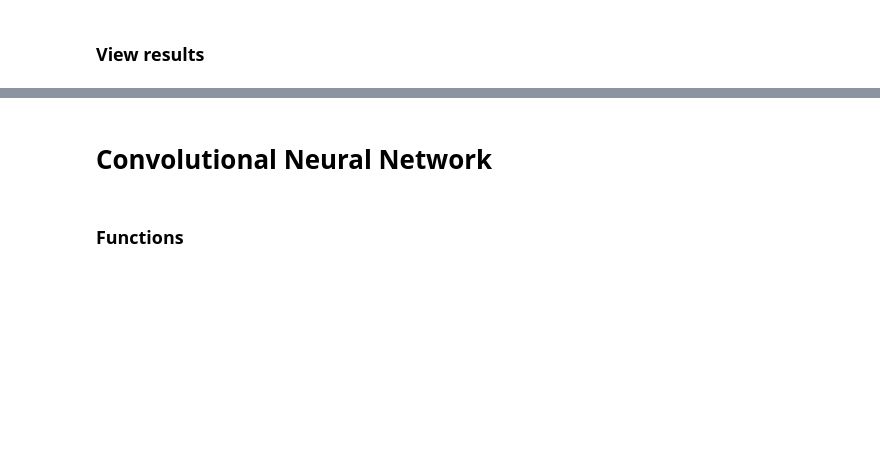
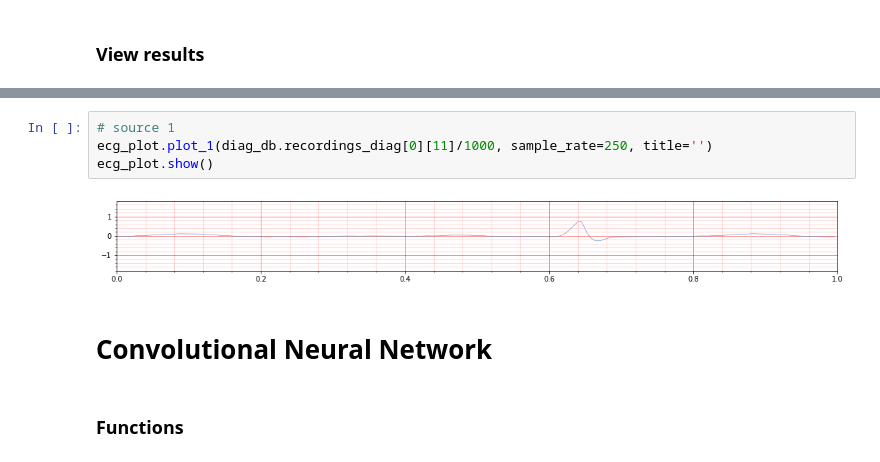
Before and after one commit to cardosorrenan/research-project, a Jupyter notebook: Experiments.ipynb, the cells around one changed output, grey strips where cells are left out. Cells and saved outputs as stored; diff of their text form; blank space fills up the shorter version.

```diff
--- a/Experiments.ipynb
+++ b/Experiments.ipynb
@@ -389,3 +421,9 @@ TD [5]
+# %%
+# source 1
+ecg_plot.plot_1(diag_db.recordings_diag[0][11]/1000, sample_rate=250, title='')
+ecg_plot.show()
+# %% [output]
+[figure, added]
 # %% [markdown]
 # **Convolutional Neural Network**
 # %% [markdown]
```
Also changed, not shown: parts of 30 cells of this notebook.
